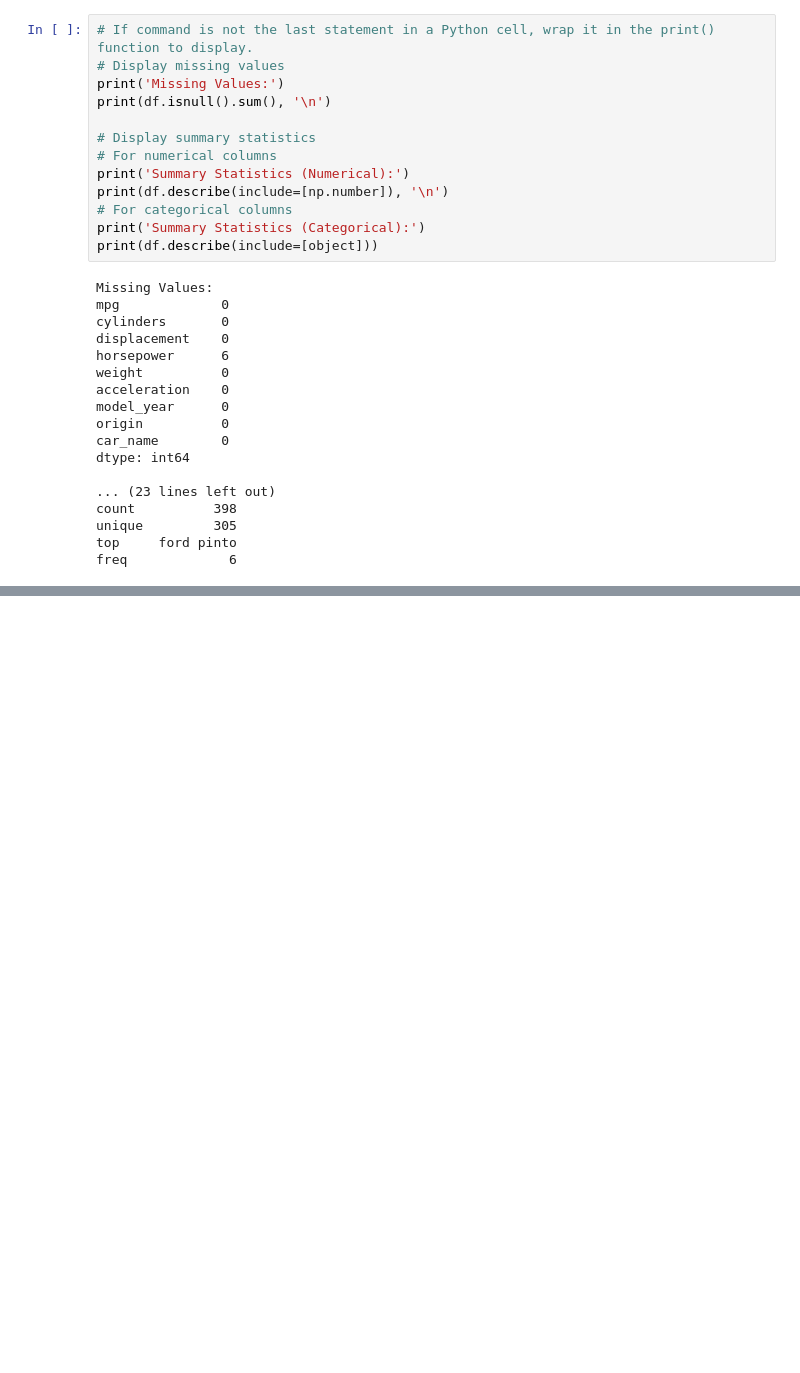
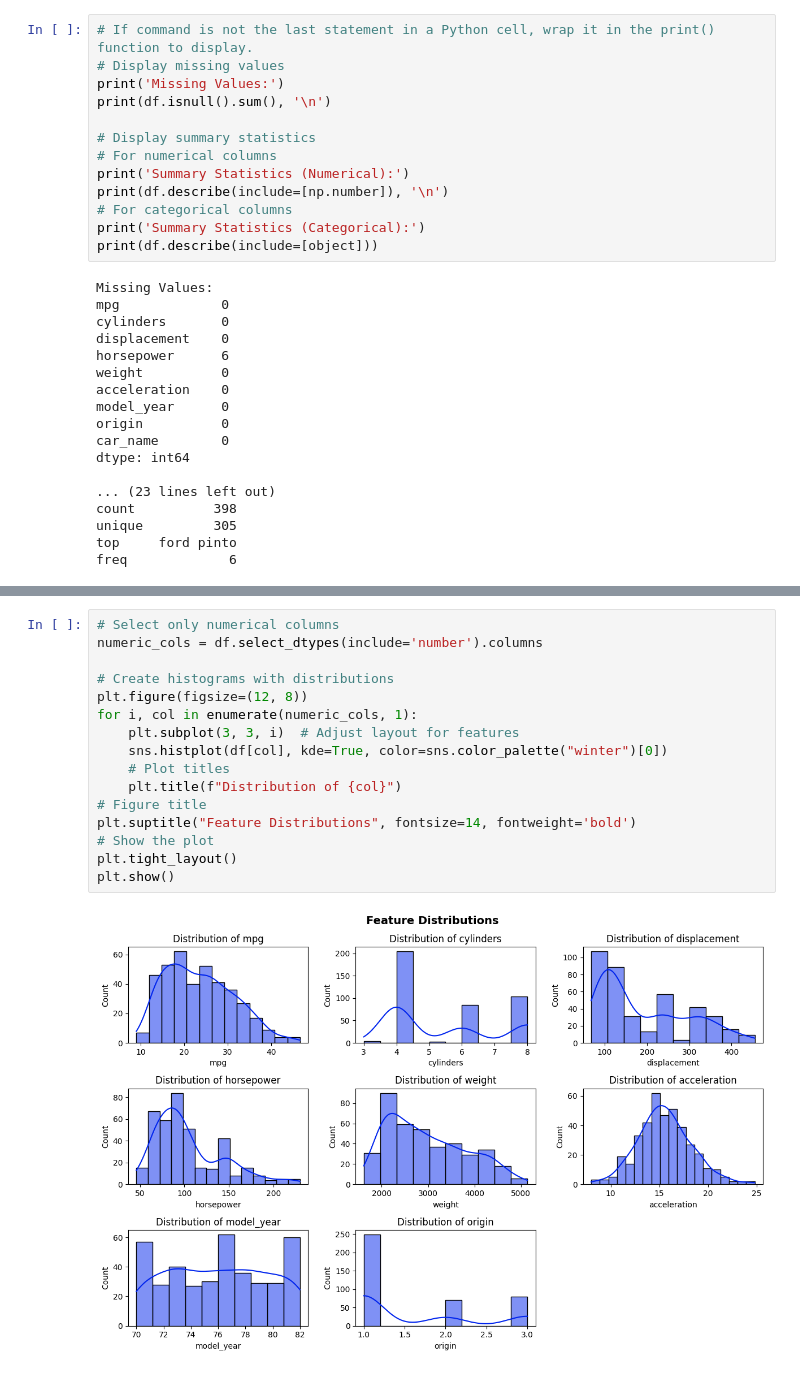
Before and after one commit to Bdowdle4/ml-regression-dowdle, a Jupyter notebook: regression-dowdle.ipynb, the cells around one changed output, grey strips where cells are left out. Cells and saved outputs as stored; diff of their text form; blank space fills up the shorter version.

```diff
--- a/regression-dowdle.ipynb
+++ b/regression-dowdle.ipynb
@@ -93,0 +98,18 @@ The only column with missing values is horsepower with 6 missing values. The car
+# %%
+# Select only numerical columns
+numeric_cols = df.select_dtypes(include='number').columns
+
+# Create histograms with distributions
+plt.figure(figsize=(12, 8))
+for i, col in enumerate(numeric_cols, 1):
+    plt.subplot(3, 3, i)  # Adjust layout for features
+    sns.histplot(df[col], kde=True, color=sns.color_palette("winter")[0])
+    # Plot titles
+    plt.title(f"Distribution of {col}")
+# Figure title
+plt.suptitle("Feature Distributions", fontsize=14, fontweight='bold')
+# Show the plot
+plt.tight_layout()
+plt.show()
+# %% [output]
+[figure, added]
```
Also changed, not shown: parts of 8 cells of this notebook.
